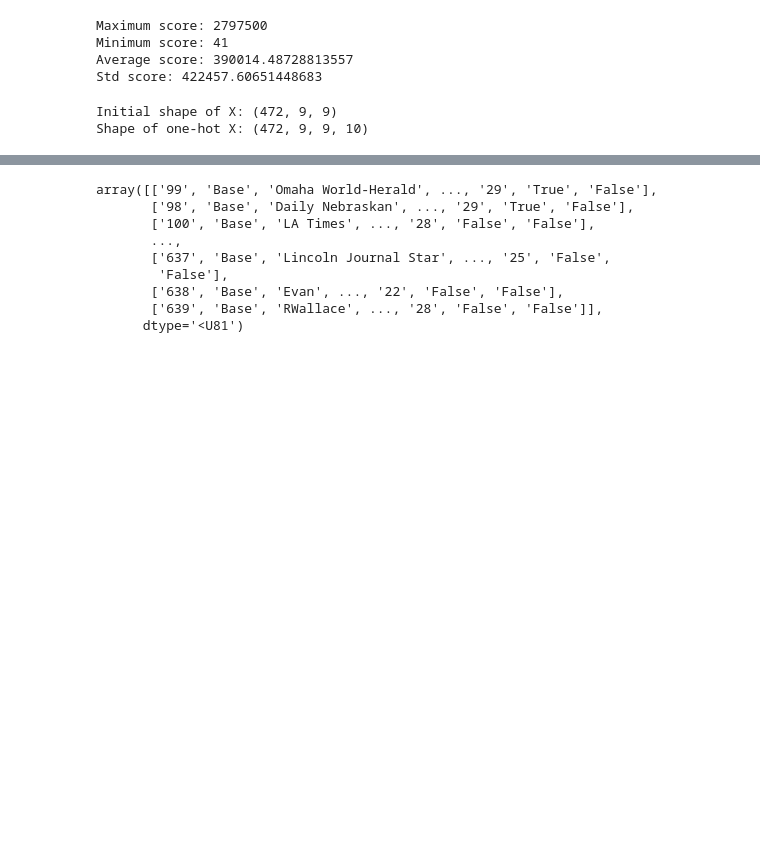
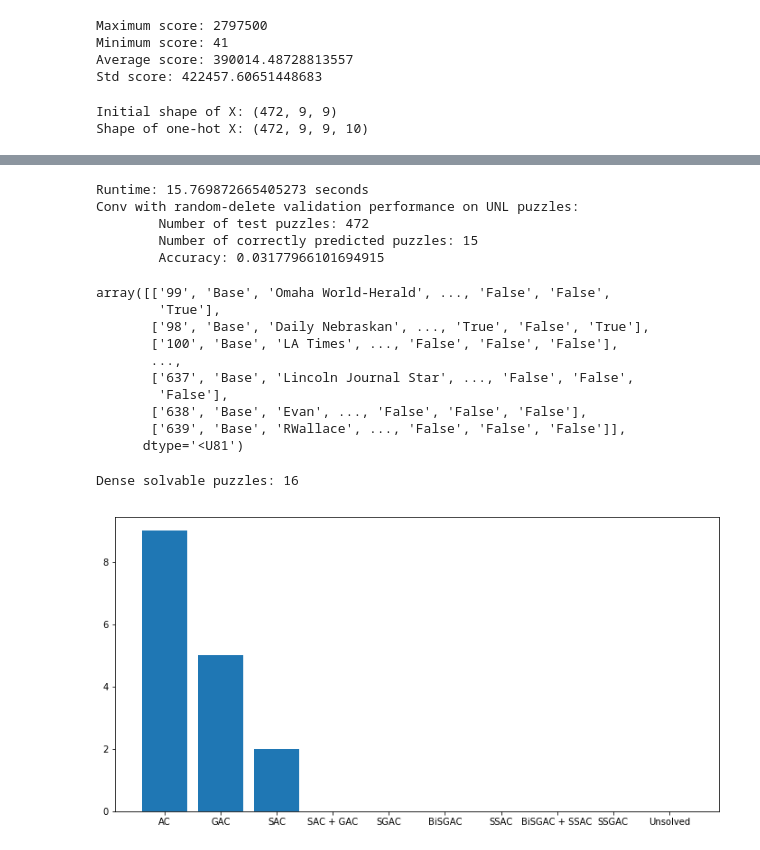
Before and after one commit to tthung1997/sudoku-neuralnet, a Jupyter notebook: main_easy.ipynb, the cells around one changed output, grey strips where cells are left out. Drawn from its saved outputs; the diff is of its cells as text; code cells hidden in the pictures; blank space fills up the shorter version.

```diff
--- a/main_easy.ipynb
+++ b/main_easy.ipynb
@@ -949,3 +1019,12 @@ Dense performance on UNL puzzles:
         Number of test puzzles: 472
         Number of correctly predicted puzzles: 16
         Accuracy: 0.03389830508474576
+# %%
+# run evaluate
+start = time.time()
+dense_val_unl_performance = evaluate_model(dense_val, sudoku_unl_puzzles)
+print("Runtime: {} seconds".format(time.time() - start))
+print("Dense with random-delete validation performance on UNL puzzles:")
+print("\tNumber of test puzzles:", sudoku_unl_puzzles.shape[0])
+print("\tNumber of correctly predicted puzzles:", np.sum(dense_val_unl_performance['validations']))
+print("\tAccuracy:", dense_val_unl_performance['accuracy'])
@@ -964,22 +1049,42 @@ Conv performance on UNL puzzles:
         Number of test puzzles: 472
         Number of correctly predicted puzzles: 14
         Accuracy: 0.029661016949152543
+# %%
+# run evaluate
+start = time.time()
+conv_val_unl_performance = evaluate_model(conv_val, sudoku_unl_puzzles)
+print("Runtime: {} seconds".format(time.time() - start))
+print("Conv with random-delete validation performance on UNL puzzles:")
+print("\tNumber of test puzzles:", sudoku_unl_puzzles.shape[0])
+print("\tNumber of correctly predicted puzzles:", np.sum(conv_val_unl_performance['validations']))
+print("\tAccuracy:", conv_val_unl_performance['accuracy'])
+# %% [output]
+Runtime: 15.769872665405273 seconds
+Conv with random-delete validation performance on UNL puzzles:
+        Number of test puzzles: 472
+        Number of correctly predicted puzzles: 15
+        Accuracy: 0.03177966101694915
 # %%
 # append to original array
 sudoku_unl_combined = np.concatenate((sudokus_unl,
                                       np.expand_dims(dense_sudoku_unl_performance['validations'],
                                                      axis=1),
+                                      np.expand_dims(dense_val_unl_performance['validations'],
+                                                     axis=1),
                                       np.expand_dims(conv_sudoku_unl_performance['validations'],
+                                                     axis=1),
+                                      np.expand_dims(conv_val_unl_performance['validations'],
                                                      axis=1)),
                                      axis=1)
 sudoku_unl_combined
 # %% [output]
-array([['99', 'Base', 'Omaha World-Herald', ..., '29', 'True', 'False'],
-       ['98', 'Base', 'Daily Nebraskan', ..., '29', 'True', 'False'],
-       ['100', 'Base', 'LA Times', ..., '28', 'False', 'False'],
+array([['99', 'Base', 'Omaha World-Herald', ..., 'False', 'False',
+        'True'],
+       ['98', 'Base', 'Daily Nebraskan', ..., 'True', 'False', 'True'],
+       ['100', 'Base', 'LA Times', ..., 'False', 'False', 'False'],
        ...,
-       ['637', 'Base', 'Lincoln Journal Star', ..., '25', 'False',
+       ['637', 'Base', 'Lincoln Journal Star', ..., 'False', 'False',
         'False'],
-       ['638', 'Base', 'Evan', ..., '22', 'False', 'False'],
-       ['639', 'Base', 'RWallace', ..., '28', 'False', 'False']],
+       ['638', 'Base', 'Evan', ..., 'False', 'False', 'False'],
+       ['639', 'Base', 'RWallace', ..., 'False', 'False', 'False']],
       dtype='<U81')
@@ -985,0 +1095,21 @@ array([['99', 'Base', 'Omaha World-Herald', ..., '29', 'True', 'False'],
+# %%
+# get solvable instances
+solvables = sudoku_unl_combined[sudoku_unl_combined[:, -4] == 'True']
+
+print("Dense solvable puzzles:", len(solvables))
+
+# Examine algorithms
+solvable_algos = solvables[:, 11]
+counter = Counter(solvable_algos)
+algo_count = np.array(list(zip(counter.keys(), counter.values())))
+for algo in algo_order.keys():
+    if algo not in algo_count[:, 0]:
+        algo_count = np.array(list(algo_count) + [[algo, '0']])
+algo_count = np.array(sorted(algo_count, key=lambda x: algo_order[x[0]]))
+plt.figure(figsize=(12, 6))
+plt.bar(np.arange(len(algo_count)), list(map(int, algo_count[:, 1])))
+plt.xticks(np.arange(len(algo_count)), algo_count[:, 0])
+plt.show()
+# %% [output]
+Dense solvable puzzles: 16
+[figure, added]
```
Also changed, not shown: parts of 18 cells of this notebook.
